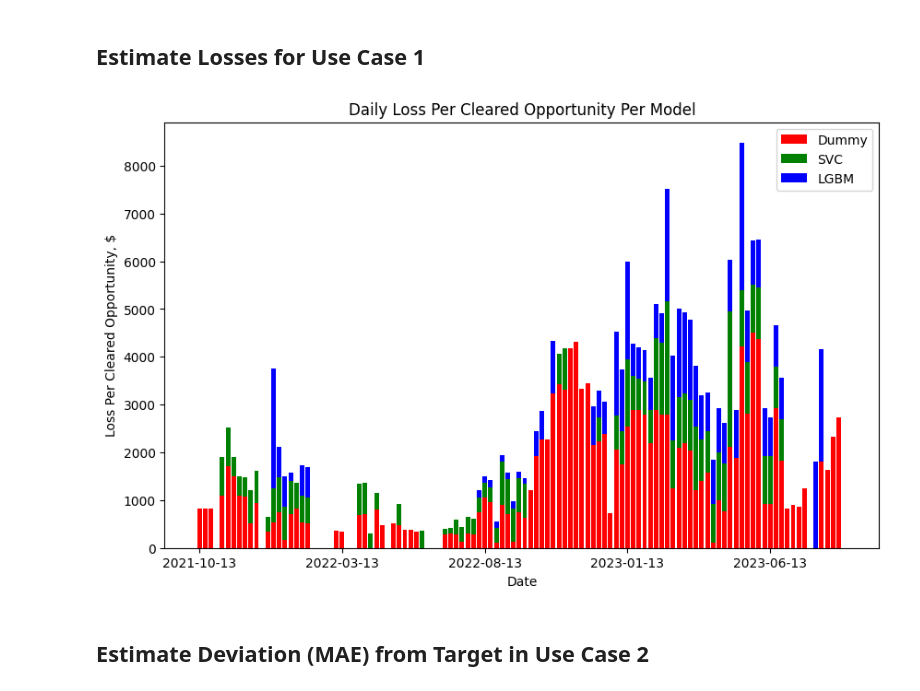
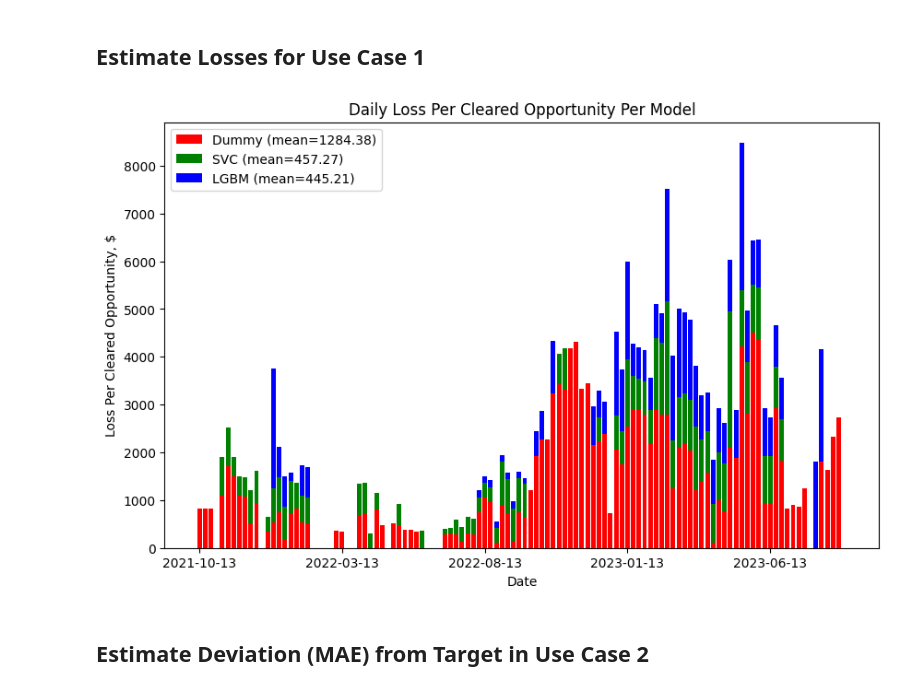
Before and after one commit to viktortsvil/capstone-rg, a Jupyter notebook: SHAP Interpretation.ipynb, the cells around one changed output. Cells and saved outputs as stored; diff of their text form; code cells hidden in the pictures.

Commit message:
update usecase plot

```diff
--- a/SHAP Interpretation.ipynb
+++ b/SHAP Interpretation.ipynb
@@ -150,35 +151,35 @@ pred['val'] = pred['val'].merge(amounts_df, on='OpportunityId', how='inner')
 def financial_estimation(df, date: str):
     df = df[df.CreatedDate == date]
     opps_to_remove = df[df.target == 0]
     get_cost = lambda pred: (
         df[(df['target'] == 1) & (df[pred] == 0)].Amount.sum() /
         len(df[(df['target'] == 0) & (df[pred] == 0)]))
 
     return get_cost('dummy_pred'), get_cost('svc_pred'), get_cost('lgbm_pred')
 
 def harm_estimation(df):
     dates = df.sort_values('CreatedDate', ascending=True)['CreatedDate'].drop_duplicates().values
     estimates = [[], [], []]
     for date in dates:
         amounts = financial_estimation(df, date)
         for estimate, amount in zip(estimates, amounts):
             estimate.append(amount)
     # for estimate, model_name in zip(estimates[1:], ['dummy', 'svc', 'lgbm']):
     #     print(f"Daily MAE ({model_name}):\t${metrics.mean_absolute_error(estimates[0], estimate):.3f}")
     data = np.zeros(len(dates))
     plt.figure(figsize=(10, 6))
     for e, label, color in zip(estimates, ['Dummy', 'SVC', 'LGBM'], ['r', 'g', 'b']):
-        plt.bar(dates, e, bottom=data, label=label, color=color)
+        plt.bar(dates, e, bottom=data, label=f"{label} (mean={np.average(e):.2f})", color=color)
         data += e
     plt.legend()
     plt.xticks(dates[0::25])
     plt.xlabel('Date')
     plt.ylabel('Loss Per Cleared Opportunity, $')
     plt.title('Daily Loss Per Cleared Opportunity Per Model')
 
 harm_estimation(pred['val'])
 # %% [output]
-[figure, old version]
+[figure, new version]
 # %% [markdown]
 ## Estimate Deviation (MAE) from Target in Use Case 2
 # %%
```
Also changed, not shown: parts of 2 cells of this notebook.
